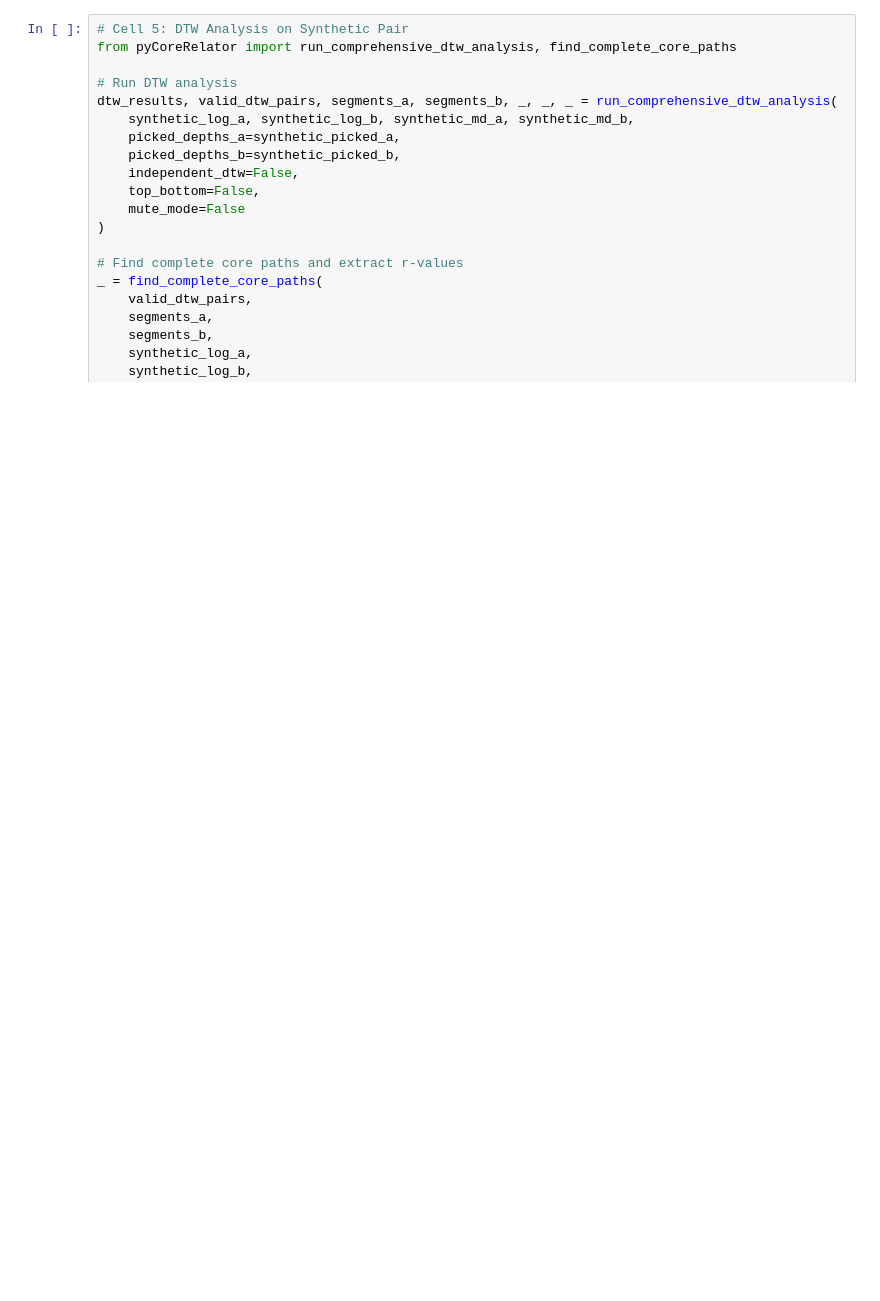
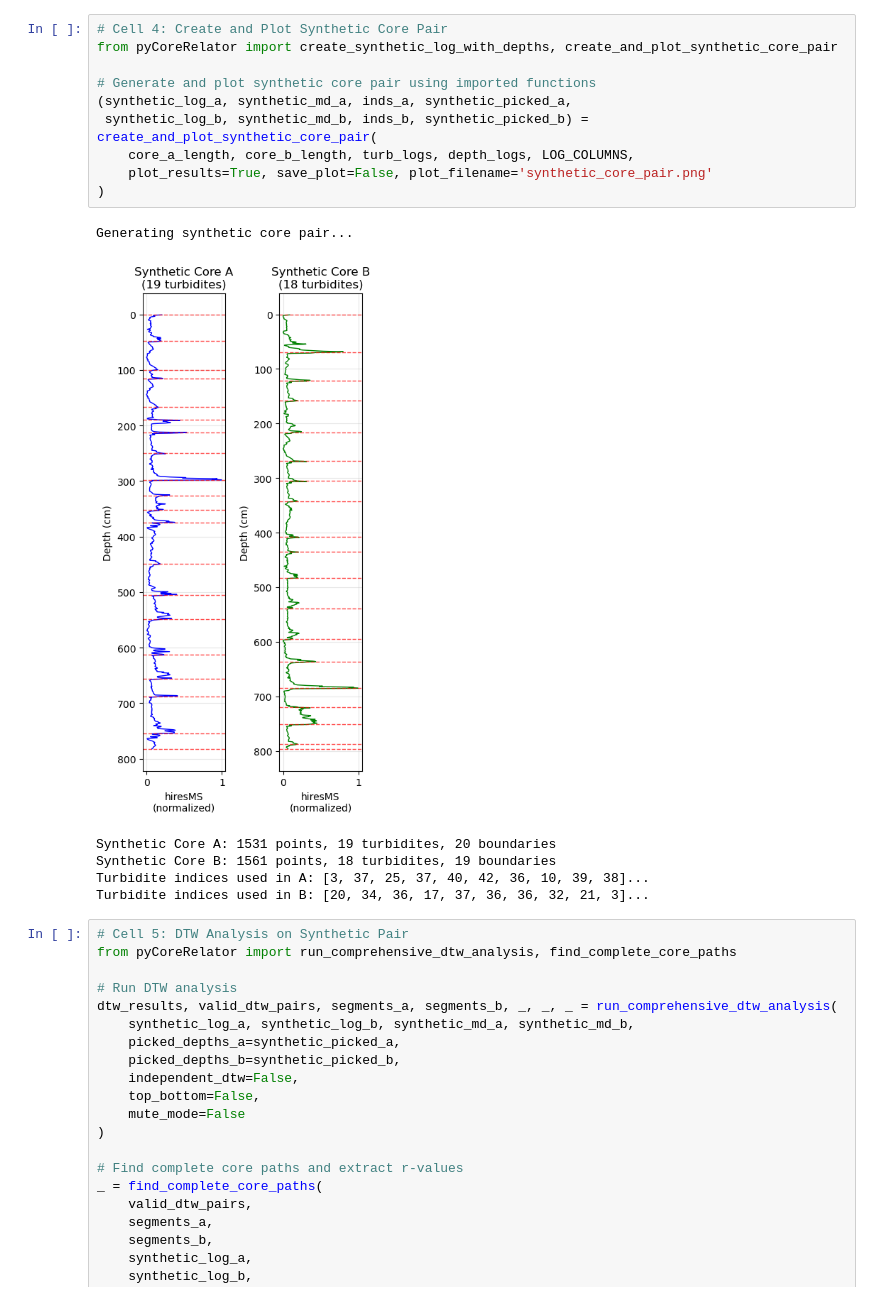
Before and after one commit to GeoLarryLai/pyCoreRelator, a Jupyter notebook: pyCoreRelator_null_hypothesis.ipynb, the cells around one changed output. Cells and saved outputs as stored; diff of their text form; blank space fills up the shorter version.

```diff
--- a/pyCoreRelator_null_hypothesis.ipynb
+++ b/pyCoreRelator_null_hypothesis.ipynb
@@ -308,3 +118,20 @@ print(f"Turbidite indices used in B: {[int(x) for x in inds_b[:10]]}..." if len(
+# %%
+# Cell 4: Create and Plot Synthetic Core Pair
+from pyCoreRelator import create_synthetic_log_with_depths, create_and_plot_synthetic_core_pair
+
+# Generate and plot synthetic core pair using imported functions
+(synthetic_log_a, synthetic_md_a, inds_a, synthetic_picked_a,
+ synthetic_log_b, synthetic_md_b, inds_b, synthetic_picked_b) = create_and_plot_synthetic_core_pair(
+    core_a_length, core_b_length, turb_logs, depth_logs, LOG_COLUMNS,
+    plot_results=True, save_plot=False, plot_filename='synthetic_core_pair.png'
+)
+# %% [output]
+Generating synthetic core pair...
+[figure, added]
+Synthetic Core A: 1531 points, 19 turbidites, 20 boundaries
+Synthetic Core B: 1561 points, 18 turbidites, 19 boundaries
+Turbidite indices used in A: [3, 37, 25, 37, 40, 42, 36, 10, 39, 38]...
+Turbidite indices used in B: [20, 34, 36, 17, 37, 36, 36, 32, 21, 3]...
 # %%
 # Cell 5: DTW Analysis on Synthetic Pair
 from pyCoreRelator import run_comprehensive_dtw_analysis, find_complete_core_paths
```
Also changed, not shown: parts of 8 cells of this notebook, 3 other files.
